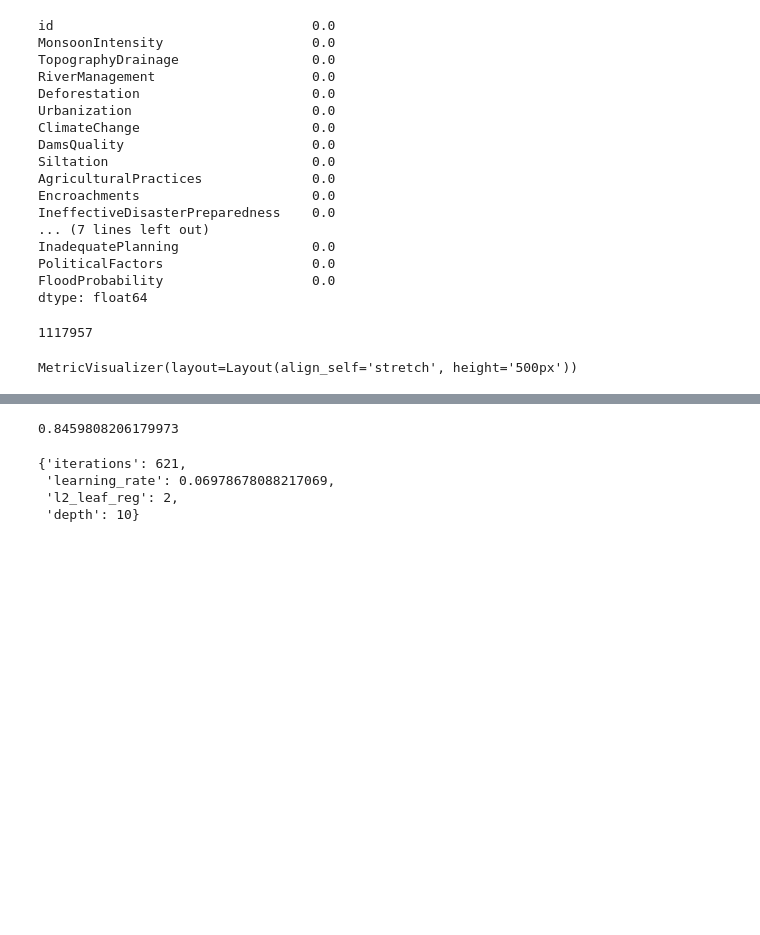
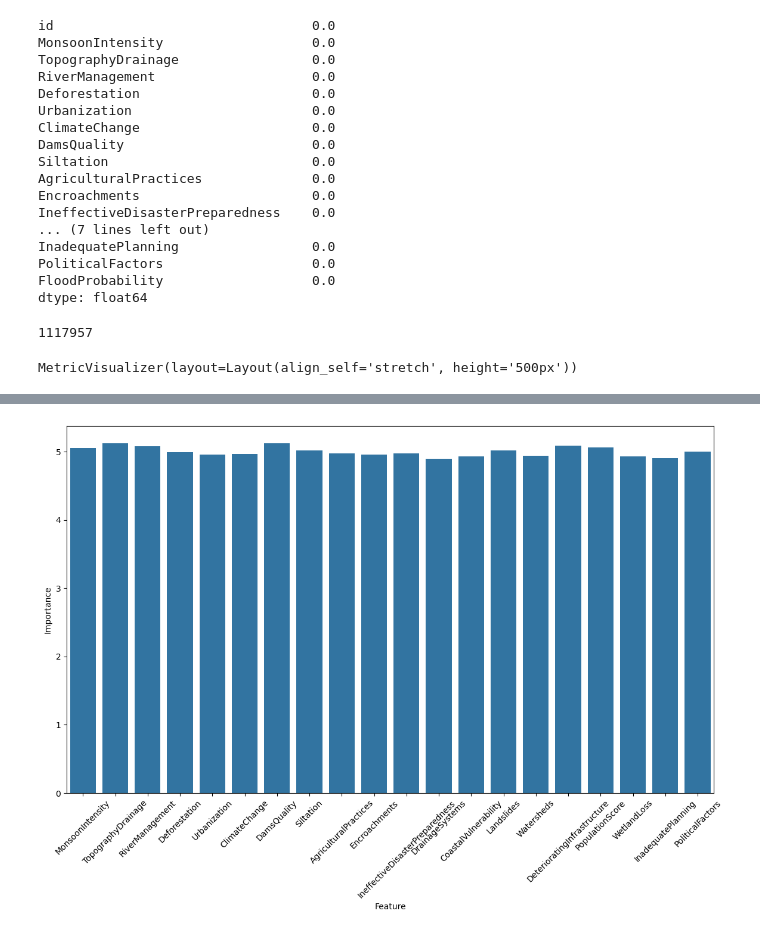
Before and after one commit to msnkr/kaggle_comps, a Jupyter notebook: Flood Prediction Dataset/Untitled.ipynb, the cells around one changed output, grey strips where cells are left out. Cells and saved outputs as stored; diff of their text form; code cells hidden in the pictures; blank space fills up the shorter version.

```diff
--- a/Flood Prediction Dataset/Untitled.ipynb
+++ b/Flood Prediction Dataset/Untitled.ipynb
@@ -9,6 +8,8 @@ import optuna
 
 import matplotlib.pyplot as plt
 import seaborn as sns
+# %%
+plt.rcParams["figure.figsize"] = (14, 8)
 # %%
 df = pd.read_csv("../data/Flood Prediction Dataset/train.csv")
 # %%
@@ -123,11 +87,10 @@ study.optimize(objective, n_trials=10)
-# %%
-study.best_value
-# %% [output]
-0.8459808206179973
-# %%
-study.best_params
-# %% [output]
-{'iterations': 621,
- 'learning_rate': 0.06978678088217069,
- 'l2_leaf_reg': 2,
- 'depth': 10}
+# %%
+feature_importances = pd.DataFrame({
+    "Feature": X_train.columns,
+    "Importance": cb.feature_importances_
+})
+# %%
+sns.barplot(data=feature_importances, x="Feature", y="Importance", )
+plt.xticks(rotation=45);
+# %% [output]
+[figure, added]
```
Also changed, not shown: parts of 5 cells of this notebook, 6 other files.
